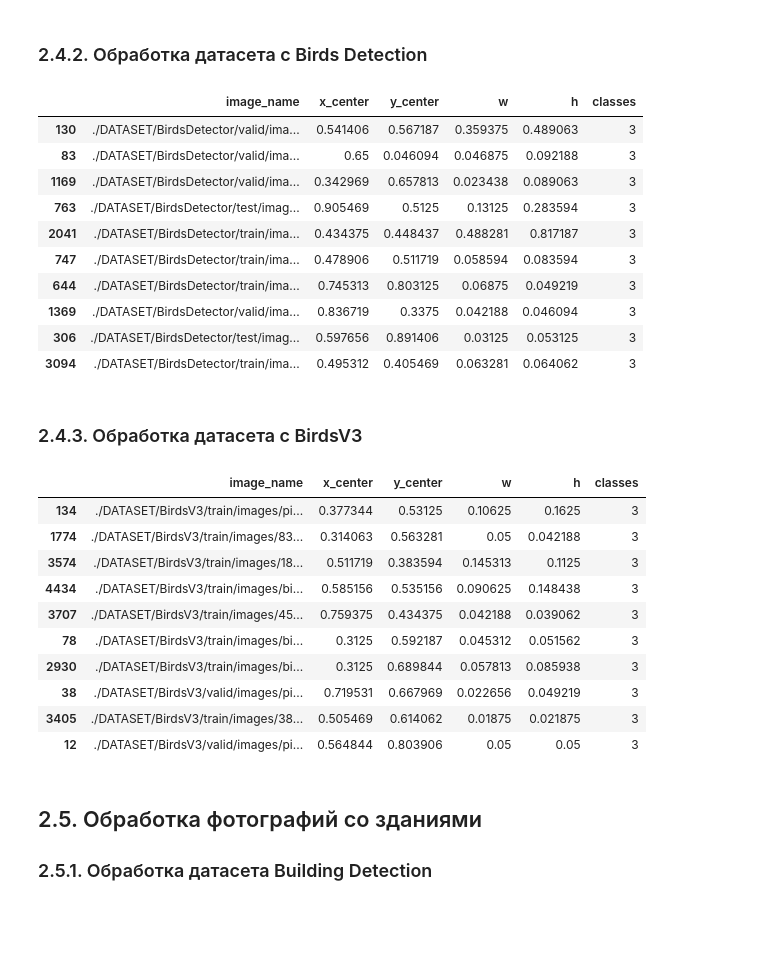
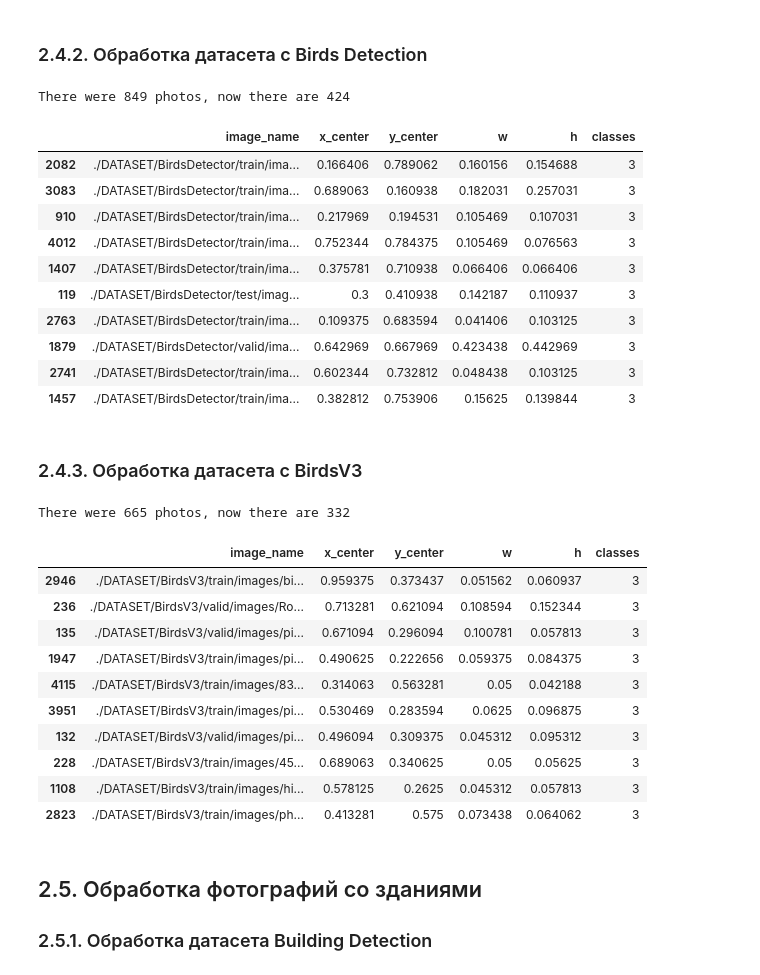
Before and after one commit to DIMFLIX-OFFICIAL/TerraWing, a Jupyter notebook: TrainNeuralNetwork.ipynb, the cells around one changed output. Cells and saved outputs as stored; diff of their text form; code cells hidden in the pictures; blank space fills up the shorter version.

```diff
--- a/TrainNeuralNetwork.ipynb
+++ b/TrainNeuralNetwork.ipynb
@@ -122,5 +175,8 @@ df['image_name'] = f'{PATH_CAR}/training_images/' + df['image_name']
 # Очистим память
 del img_h, img_w
 
+# Уменьшаем размер DataFrame
+df = datasetMinimization(df, 2)
+
 df.sample(10) # Посмотрим на данные
 # %% [output]
@@ -317,8 +384,8 @@ for path_image in tqdm(list_image):
     xmin = 2**10
     ymax = 0
     ymin = 2**10
-    h = json_file['imageHeight']
-    w = json_file['imageWidth']
+    height = json_file['imageHeight']
+    width = json_file['imageWidth']
     for item in json_file['shapes']:
         if item['label'] in ['tower_wooden', 'cable']:
             for data in item['points']:
@@ -327,12 +394,16 @@ for path_image in tqdm(list_image):
                 ymax = y if x > ymax else ymax
                 xmin = x if y < xmin else xmin
                 ymin = y if y < ymin else ymin
+            x_center = (xmin + xmax) / 2 / width
+            y_center = (ymin + ymax) / 2 / height
+            w = (xmax - xmin) / width
+            h = (ymax - ymin) / height
             labels[number_item] = {
                 'image_name': path_image,
-                'x_center': (xmin + xmax) / 2 / w,
-                'y_center': (ymin + xmax) / 2 / h,
-                'w': (xmax - xmin) / w,
-                'h': (ymax - ymin) / h,
+                'x_center': 0.0 if x_center < 0.0 else 1.0 if x_center > 1.0 else x_center,
+                'y_center': 0.0 if y_center < 0.0 else 1.0 if y_center > 1.0 else x_center,
+                'w': 0.0 if w < 0.0 else 1.0 if w > 1.0 else w,
+                'h': 0.0 if h < 0.0 else 1.0 if h > 1.0 else h,
                 'classes': 1 if item['label'] == 'tower_wooden' else 5
             }
             number_item += 1
@@ -342,5 +413,8 @@ dataTransmission = pd.DataFrame(labels).T # Переносим все в DataFra
 # Очищаем память
 del list_image, labels, number_item, xmin, xmax, ymin, ymax, h, w, json_file
 
+# Уменьшаем размер DataFrame
+dataTransmission = datasetMinimization(dataTransmission, 2)
+
 dataTransmission.sample(10) # Посмотрим на данные
 # %% [output]
@@ -466,44 +554,54 @@ for sample in ['train', 'valid', 'test']:
     dataBirdsDetectod = pd.concat([dataBirdsDetectod, labels.T]) # Соединяем выборки в единый датасет
 
 del labels_name, labels # Очищаем память
+
+# Уменьшаем размер DataFrame
+dataBirdsDetectod = datasetMinimization(dataBirdsDetectod, 2)
+
 dataBirdsDetectod.sample(10)  # Посмотрим на данные
 # %% [output]
+There were 849 photos, now there are 424
 |  | image_name | x_center | y_center | w | h | classes |
-| 130 | ./DATASET/BirdsDetector/valid/ima... | 0.541406 | 0.567187 | 0.359375 | 0.489063 | 3 |
-| 83 | ./DATASET/BirdsDetector/valid/ima... | 0.65 | 0.046094 | 0.046875 | 0.092188 | 3 |
-| 1169 | ./DATASET/BirdsDetector/valid/ima... | 0.342969 | 0.657813 | 0.023438 | 0.089063 | 3 |
-| 763 | ./DATASET/BirdsDetector/test/imag... | 0.905469 | 0.5125 | 0.13125 | 0.283594 | 3 |
-| 2041 | ./DATASET/BirdsDetector/train/ima... | 0.434375 | 0.448437 | 0.488281 | 0.817187 | 3 |
-| 747 | ./DATASET/BirdsDetector/train/ima... | 0.478906 | 0.511719 | 0.058594 | 0.083594 | 3 |
-| 644 | ./DATASET/BirdsDetector/train/ima... | 0.745313 | 0.803125 | 0.06875 | 0.049219 | 3 |
-| 1369 | ./DATASET/BirdsDetector/valid/ima... | 0.836719 | 0.3375 | 0.042188 | 0.046094 | 3 |
-| 306 | ./DATASET/BirdsDetector/test/imag... | 0.597656 | 0.891406 | 0.03125 | 0.053125 | 3 |
-| 3094 | ./DATASET/BirdsDetector/train/ima... | 0.495312 | 0.405469 | 0.063281 | 0.064062 | 3 |
+| 2082 | ./DATASET/BirdsDetector/train/ima... | 0.166406 | 0.789062 | 0.160156 | 0.154688 | 3 |
+| 3083 | ./DATASET/BirdsDetector/train/ima... | 0.689063 | 0.160938 | 0.182031 | 0.257031 | 3 |
+| 910 | ./DATASET/BirdsDetector/train/ima... | 0.217969 | 0.194531 | 0.105469 | 0.107031 | 3 |
+| 4012 | ./DATASET/BirdsDetector/train/ima... | 0.752344 | 0.784375 | 0.105469 | 0.076563 | 3 |
+| 1407 | ./DATASET/BirdsDetector/train/ima... | 0.375781 | 0.710938 | 0.066406 | 0.066406 | 3 |
+| 119 | ./DATASET/BirdsDetector/test/imag... | 0.3 | 0.410938 | 0.142187 | 0.110937 | 3 |
+| 2763 | ./DATASET/BirdsDetector/train/ima... | 0.109375 | 0.683594 | 0.041406 | 0.103125 | 3 |
+| 1879 | ./DATASET/BirdsDetector/valid/ima... | 0.642969 | 0.667969 | 0.423438 | 0.442969 | 3 |
+| 2741 | ./DATASET/BirdsDetector/train/ima... | 0.602344 | 0.732812 | 0.048438 | 0.103125 | 3 |
+| 1457 | ./DATASET/BirdsDetector/train/ima... | 0.382812 | 0.753906 | 0.15625 | 0.139844 | 3 |
 # %% [markdown]
 ### 2.4.3. Обработка датасета с BirdsV3
 # %%
 dataBirdsV3 = pd.DataFrame(columns=df.columns)
 
 # Проходимся по всем выборкам
 for sample in ['train', 'valid', 'test']:
     labels_name = os.listdir(f'{PATH_BIRDS_V3}{sample}/labels') # Список файлов с разметкой
     labels = pd.DataFrame(converterYoloToDataFrame(labels_name, f'{PATH_BIRDS_V3}{sample}/labels/', 3)) # Получаем датасет с разметкой
     dataBirdsV3 = pd.concat([dataBirdsV3, labels.T]) # Соединяем выборки в единый датасет
 
 del labels_name, labels # Очищаем память
+
+# Уменьшаем размер DataFrame
+dataBirdsV3 = datasetMinimization(dataBirdsV3, 2)
+
 dataBirdsV3.sample(10)  # Посмотрим на данные
 # %% [output]
+There were 665 photos, now there are 332
 |  | image_name | x_center | y_center | w | h | classes |
-| 134 | ./DATASET/BirdsV3/train/images/pi... | 0.377344 | 0.53125 | 0.10625 | 0.1625 | 3 |
-| 1774 | ./DATASET/BirdsV3/train/images/83... | 0.314063 | 0.563281 | 0.05 | 0.042188 | 3 |
-| 3574 | ./DATASET/BirdsV3/train/images/18... | 0.511719 | 0.383594 | 0.145313 | 0.1125 | 3 |
-| 4434 | ./DATASET/BirdsV3/train/images/bi... | 0.585156 | 0.535156 | 0.090625 | 0.148438 | 3 |
-| 3707 | ./DATASET/BirdsV3/train/images/45... | 0.759375 | 0.434375 | 0.042188 | 0.039062 | 3 |
-| 78 | ./DATASET/BirdsV3/train/images/bi... | 0.3125 | 0.592187 | 0.045312 | 0.051562 | 3 |
-| 2930 | ./DATASET/BirdsV3/train/images/bi... | 0.3125 | 0.689844 | 0.057813 | 0.085938 | 3 |
-| 38 | ./DATASET/BirdsV3/valid/images/pi... | 0.719531 | 0.667969 | 0.022656 | 0.049219 | 3 |
-| 3405 | ./DATASET/BirdsV3/train/images/38... | 0.505469 | 0.614062 | 0.01875 | 0.021875 | 3 |
-| 12 | ./DATASET/BirdsV3/valid/images/pi... | 0.564844 | 0.803906 | 0.05 | 0.05 | 3 |
+| 2946 | ./DATASET/BirdsV3/train/images/bi... | 0.959375 | 0.373437 | 0.051562 | 0.060937 | 3 |
+| 236 | ./DATASET/BirdsV3/valid/images/Ro... | 0.713281 | 0.621094 | 0.108594 | 0.152344 | 3 |
+| 135 | ./DATASET/BirdsV3/valid/images/pi... | 0.671094 | 0.296094 | 0.100781 | 0.057813 | 3 |
+| 1947 | ./DATASET/BirdsV3/train/images/pi... | 0.490625 | 0.222656 | 0.059375 | 0.084375 | 3 |
+| 4115 | ./DATASET/BirdsV3/train/images/83... | 0.314063 | 0.563281 | 0.05 | 0.042188 | 3 |
+| 3951 | ./DATASET/BirdsV3/train/images/pi... | 0.530469 | 0.283594 | 0.0625 | 0.096875 | 3 |
+| 132 | ./DATASET/BirdsV3/valid/images/pi... | 0.496094 | 0.309375 | 0.045312 | 0.095312 | 3 |
+| 228 | ./DATASET/BirdsV3/train/images/45... | 0.689063 | 0.340625 | 0.05 | 0.05625 | 3 |
+| 1108 | ./DATASET/BirdsV3/train/images/hi... | 0.578125 | 0.2625 | 0.045312 | 0.057813 | 3 |
+| 2823 | ./DATASET/BirdsV3/train/images/ph... | 0.413281 | 0.575 | 0.073438 | 0.064062 | 3 |
 # %% [markdown]
 ## 2.5. Обработка фотографий со зданиями
 ### 2.5.1. Обработка датасета Building Detection
```
Also changed, not shown: parts of 31 cells of this notebook.
